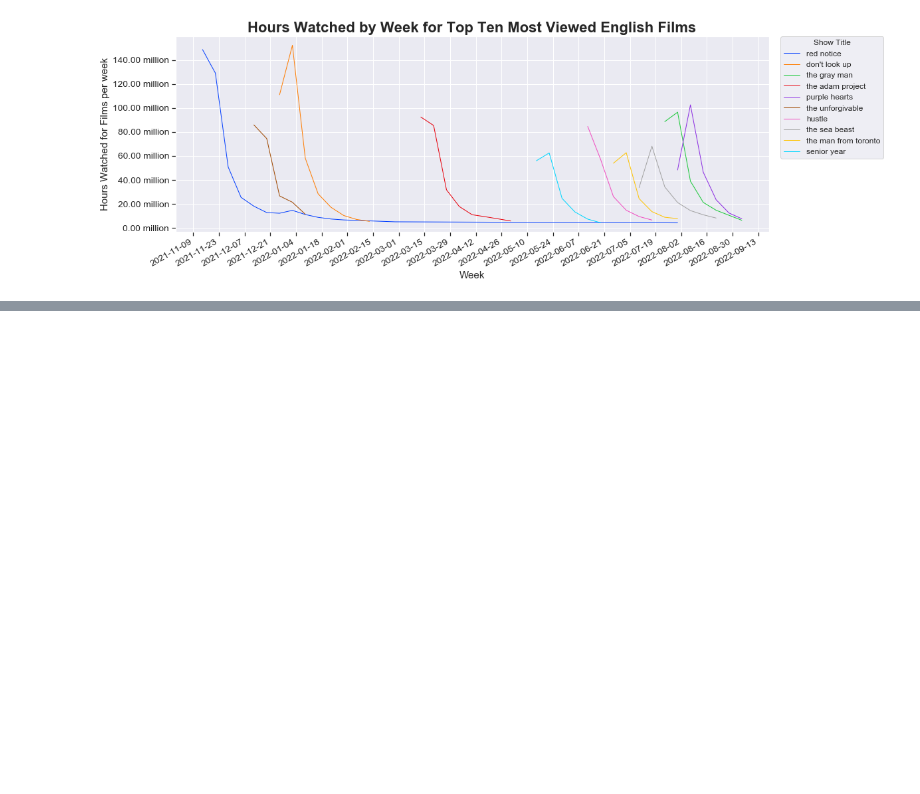
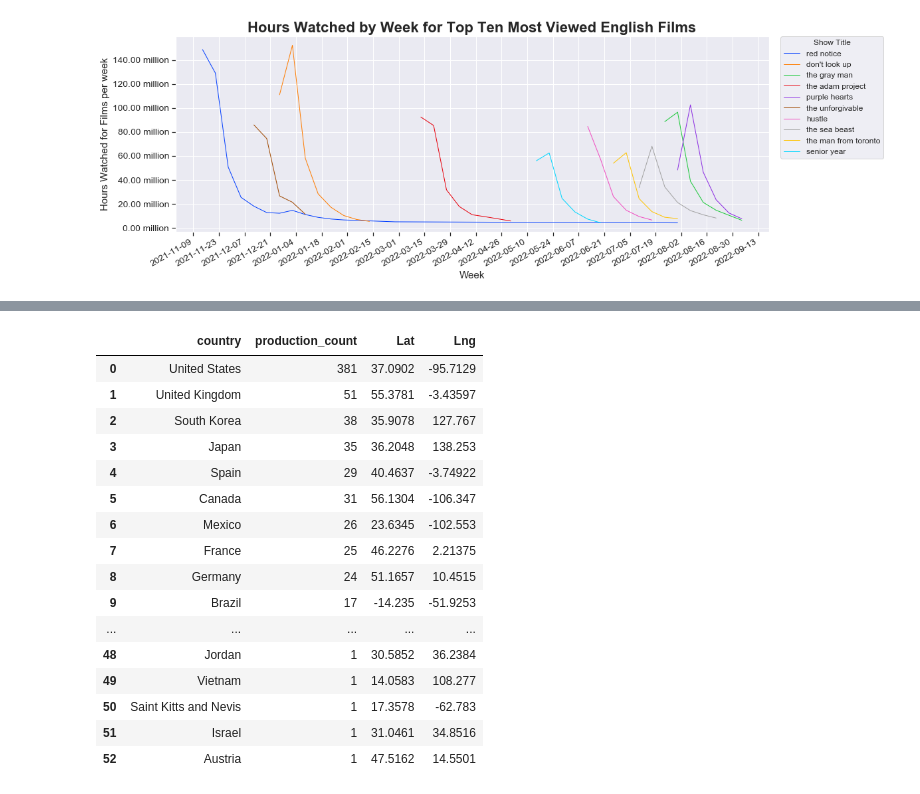
Before and after one commit to EdithLotterman/Project-1-Team-8, a Jupyter notebook: team8_netflix_proj1_Analysis.ipynb, the cells around one changed output, grey strips where cells are left out. Drawn from its saved outputs; the diff is of its cells as text; code cells hidden in the pictures; blank space fills up the shorter version.

```diff
--- a/team8_netflix_proj1_Analysis.ipynb
+++ b/team8_netflix_proj1_Analysis.ipynb
@@ -644,4 +611,17 @@ country_list
 # Use counter to count the unique countries:
 country_list_count = Counter(country_list)
 country_list_count
+# Change back to a df:
+country_count_df =pd.DataFrame(list(country_list_count.items()),columns = ['country','production_count']).sort_values("production_count",ascending=False).reset_index(drop=True)
+# df with the production count of shows/films for the unique countries in the data:
+country_count_df
+# Clean up missing and fix CN:
+country_count_df['production_count'].mask(country_count_df['country'] =="Canada" ,'31', inplace=True)
+country_count_df['production_count'].mask(country_count_df['country'] =="Germany" ,'24', inplace=True)
+country_count_df = country_count_df.drop([25, 27,46])
+country_count_df.reset_index(drop=True)
+country_count_df['country'].mask(country_count_df['country'] =="Russia" , "Russian Federation", inplace=True)
+country_count_df['country'].mask(country_count_df['country'] =="Singaport" , "Singapore", inplace=True)
+country_count_df['country'].mask(country_count_df['country'] =="Columbia" , "Republic of Colombia", inplace=True)
+country_count_df
 # %% [output]
@@ -664,0 +645,49 @@ Counter({'Colombia': 4,
+# %%
+# # API call for geocodes for countries in the country_count_df:
+# # Add columns for lat, lng, airport name, airport address, airport rating
+# # Note that we used "" to specify initial entry.
+country_count_df["Lat"] = ""
+country_count_df["Lng"] = ""
+country_count_df.head()
+
+# create a params dict that will be updated with new city each iteration
+params = {"key": gkey}
+
+# Loop through the cities_pd and run a lat/long search for each city
+for index, row in country_count_df.iterrows():
+    base_url = "https://maps.googleapis.com/maps/api/geocode/json"
+
+    country = row['country']
+
+    # update address key value
+    params['address'] = country
+
+    # make request
+    country_lat_lng = requests.get(base_url, params=params)
+
+    # convert to json
+    country_lat_lng = country_lat_lng.json()
+
+    country_count_df.loc[index, "Lat"] = country_lat_lng["results"][0]["geometry"]["location"]["lat"]
+    country_count_df.loc[index, "Lng"] = country_lat_lng["results"][0]["geometry"]["location"]["lng"]
+
+# Visualize to confirm lat lng appear
+country_count_df
+# %% [output]
+|  | country | production_count | Lat | Lng |
+| 0 | United States | 381 | 37.0902 | -95.7129 |
+| 1 | United Kingdom | 51 | 55.3781 | -3.43597 |
+| 2 | South Korea | 38 | 35.9078 | 127.767 |
+| 3 | Japan | 35 | 36.2048 | 138.253 |
+| 4 | Spain | 29 | 40.4637 | -3.74922 |
+| 5 | Canada | 31 | 56.1304 | -106.347 |
+| 6 | Mexico | 26 | 23.6345 | -102.553 |
+| 7 | France | 25 | 46.2276 | 2.21375 |
+| 8 | Germany | 24 | 51.1657 | 10.4515 |
+| 9 | Brazil | 17 | -14.235 | -51.9253 |
+| ... | ... | ... | ... | ... |
+| 48 | Jordan | 1 | 30.5852 | 36.2384 |
+| 49 | Vietnam | 1 | 14.0583 | 108.277 |
+| 50 | Saint Kitts and Nevis | 1 | 17.3578 | -62.783 |
+| 51 | Israel | 1 | 31.0461 | 34.8516 |
+| 52 | Austria | 1 | 47.5162 | 14.5501 |
```
Also changed, not shown: parts of 8 cells of this notebook, 3 other files.
